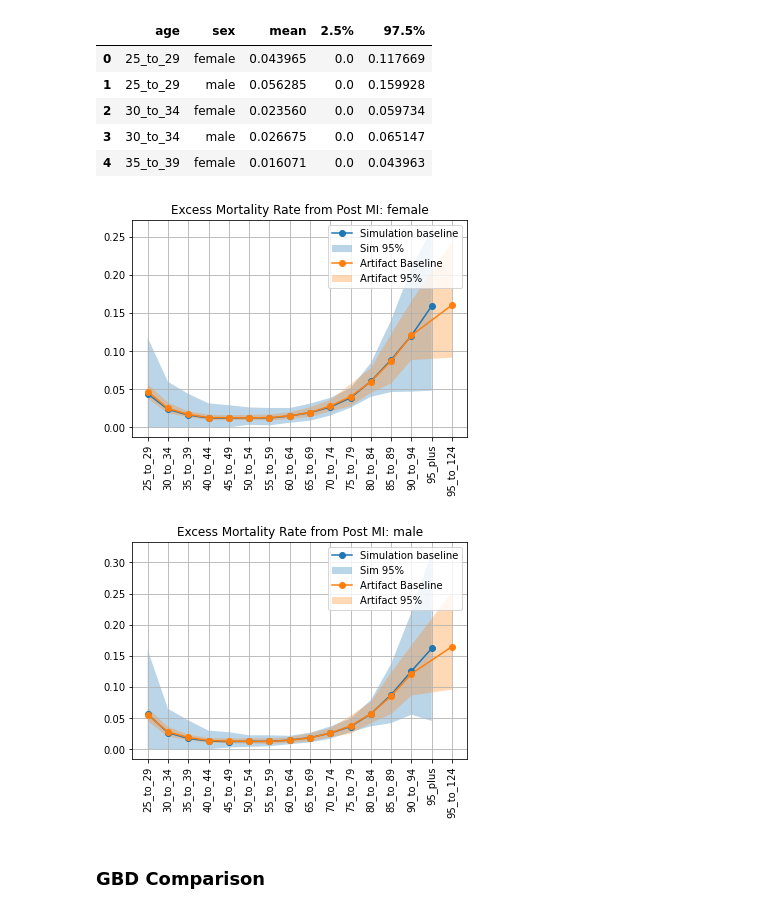
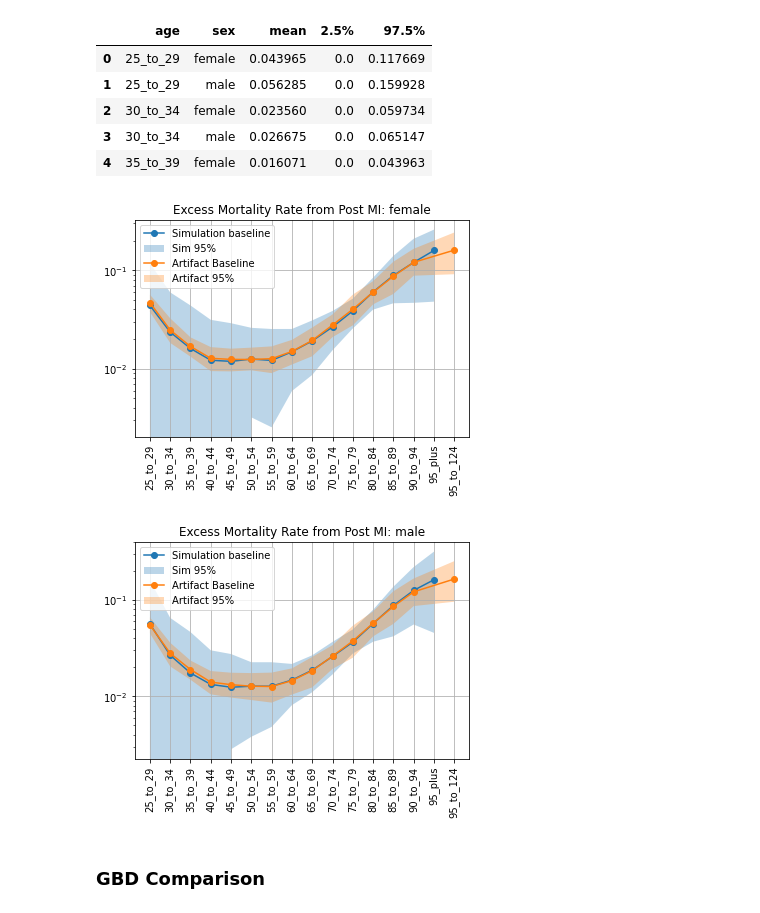
Before and after one commit to ihmeuw/vivarium_research_nih_us_cvd, a Jupyter notebook: Model1_VV-withMI.ipynb, the cells around one changed output. Drawn from its saved outputs; the diff is of its cells as text; code cells hidden in the pictures.

```diff
--- a/Model1_VV-withMI.ipynb
+++ b/Model1_VV-withMI.ipynb
@@ -1120,5 +1123,6 @@ for sex in prev_acute_rate_sum_allyear.sex.unique():
     plt.title(f'Prevalence of Acute Stroke: {sex}')
     plt.xticks(rotation=90)
     plt.grid()
+    plt.yscale('log')
     plt.legend(['Simulation baseline', 'Sim 95%', 'Artifact Baseline', 'Artifact 95%'])
 # %% [output]
@@ -1214,5 +1218,6 @@ for sex in acute_rate_sum_allyear.sex.unique():
     plt.title(f'Excess Mortality Rate from Acute Stroke: {sex}')
     plt.xticks(rotation=90)
     plt.grid()
+    plt.yscale('log')
     plt.legend(['Simulation baseline', 'Sim 95%', 'Artifact Baseline', 'Artifact 95%'])
 # %% [output]
@@ -1256,5 +1261,6 @@ for sex in chronic_rate_emr_allyear.sex.unique():
     plt.title(f'Excess Mortality Rate from Chronic Stroke: {sex}')
     plt.xticks(rotation=90)
     plt.grid()
+    plt.yscale('log')
     plt.legend(['Simulation baseline', 'Sim 95%', 'Artifact Baseline', 'Artifact 95%'])
 # %% [output]
@@ -1297,5 +1303,6 @@ for sex in acute_MI_emr_rate_allyear.sex.unique():
     plt.title(f'Excess Mortality Rate from Acute MI: {sex}')
     plt.xticks(rotation=90)
     plt.grid()
+    plt.yscale('log')
     plt.legend(['Simulation baseline', 'Sim 95%', 'Artifact Baseline', 'Artifact 95%'])
 # %% [output]
@@ -1325,19 +1332,20 @@ art_emr_postMI['age_group'] = [f'{int(i)}_to_{int(j) - 1}' for (i,j) in zip(art_
 # %%
 for sex in post_mi_rate_emr_allyear.sex.unique():
     plt.figure()
     subdata = post_mi_rate_emr_allyear.loc[(post_mi_rate_emr_allyear.sex==sex)]
     plt.plot(subdata['age'], subdata['mean'], marker='o')
     plt.fill_between(subdata['age'], subdata['2.5%'], subdata['97.5%'], alpha=.3)
     subdata2 = art_emr_postMI.loc[(art_emr_postMI.sex==sex)]
     plt.plot(subdata2['age_group'], subdata2['mean'], marker='o')
     plt.fill_between(subdata2['age_group'], subdata2['2.5%'], subdata2['97.5%'], alpha=.3)
     plt.title(f'Excess Mortality Rate from Post MI: {sex}')
     plt.xticks(rotation=90)
     plt.grid()
+    plt.yscale('log')
     plt.legend(['Simulation baseline', 'Sim 95%', 'Artifact Baseline', 'Artifact 95%'])
 # %% [output]
-[figure, old version]
+[figure, new version]
-[figure, old version]
+[figure, new version]
 # %% [markdown]
 ### GBD Comparison
 # %% [markdown]
```
Also changed, not shown: parts of 31 cells of this notebook, 14 other files.
